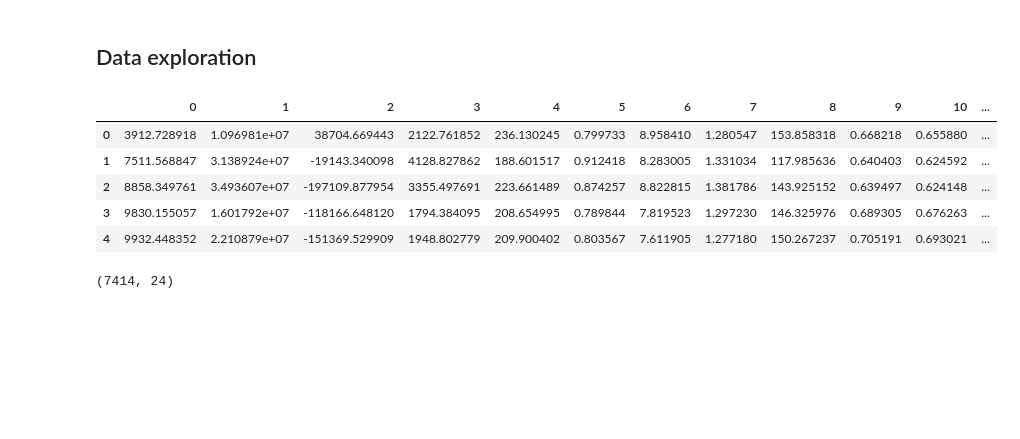
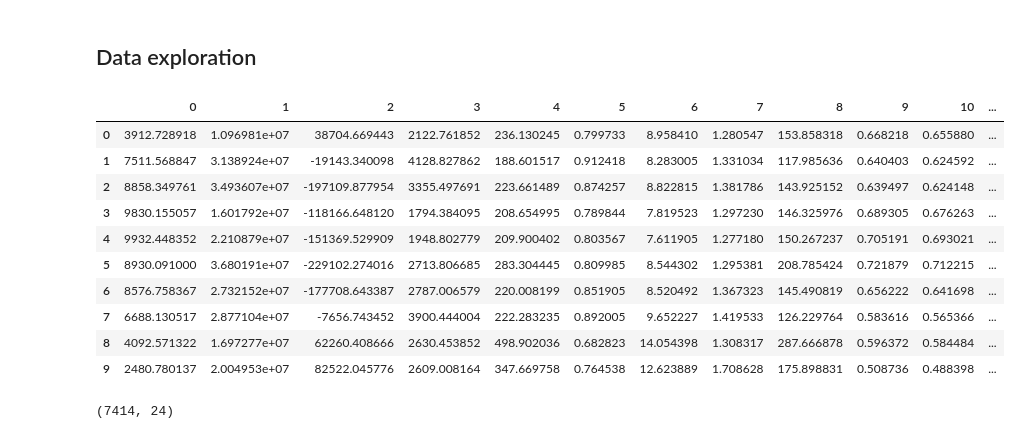
Before and after one commit to Bushika7/CT_segmentation_classification, a Jupyter notebook: Milestone3/Milestone3_part2_3.ipynb, the cells around one changed output. Cells and saved outputs as stored; diff of their text form; code cells hidden in the pictures; blank space fills up the shorter version.

```diff
--- a/Milestone3/Milestone3_part2_3.ipynb
+++ b/Milestone3/Milestone3_part2_3.ipynb
@@ -27,5 +28,6 @@ from sklearn.metrics import precision_score, recall_score, f1_score, accuracy_sc
 # %%
 pd.set_option('display.max_columns', None)
+pd.set_option('display.max_rows', None)
 # %% [markdown]
 ## Loading the data
 # %% [markdown]
@@ -41,14 +43,19 @@ data.files
 # %%
 df_features = pd.DataFrame(data['slice_features'])
 # %%
-df_features.head()
+df_features.head(10)
 # %% [output]
 |  | 0 | 1 | 2 | 3 | 4 | 5 | 6 | 7 | 8 | 9 | 10 | ... |
 | 0 | 3912.728918 | 1.096981e+07 | 38704.669443 | 2122.761852 | 236.130245 | 0.799733 | 8.958410 | 1.280547 | 153.858318 | 0.668218 | 0.655880 | ... |
 | 1 | 7511.568847 | 3.138924e+07 | -19143.340098 | 4128.827862 | 188.601517 | 0.912418 | 8.283005 | 1.331034 | 117.985636 | 0.640403 | 0.624592 | ... |
 | 2 | 8858.349761 | 3.493607e+07 | -197109.877954 | 3355.497691 | 223.661489 | 0.874257 | 8.822815 | 1.381786 | 143.925152 | 0.639497 | 0.624148 | ... |
 | 3 | 9830.155057 | 1.601792e+07 | -118166.648120 | 1794.384095 | 208.654995 | 0.789844 | 7.819523 | 1.297230 | 146.325976 | 0.689305 | 0.676263 | ... |
 | 4 | 9932.448352 | 2.210879e+07 | -151369.529909 | 1948.802779 | 209.900402 | 0.803567 | 7.611905 | 1.277180 | 150.267237 | 0.705191 | 0.693021 | ... |
+| 5 | 8930.091000 | 3.680191e+07 | -229102.274016 | 2713.806685 | 283.304445 | 0.809985 | 8.544302 | 1.295381 | 208.785424 | 0.721879 | 0.712215 | ... |
+| 6 | 8576.758367 | 2.732152e+07 | -177708.643387 | 2787.006579 | 220.008199 | 0.851905 | 8.520492 | 1.367323 | 145.490819 | 0.656222 | 0.641698 | ... |
+| 7 | 6688.130517 | 2.877104e+07 | -7656.743452 | 3900.444004 | 222.283235 | 0.892005 | 9.652227 | 1.419533 | 126.229764 | 0.583616 | 0.565366 | ... |
+| 8 | 4092.571322 | 1.697277e+07 | 62260.408666 | 2630.453852 | 498.902036 | 0.682823 | 14.054398 | 1.308317 | 287.666878 | 0.596372 | 0.584484 | ... |
+| 9 | 2480.780137 | 2.004953e+07 | 82522.045776 | 2609.008164 | 347.669758 | 0.764538 | 12.623889 | 1.708628 | 175.898831 | 0.508736 | 0.488398 | ... |
 # %%
 df_features.shape
 # %% [output]
```
Also changed, not shown: parts of 40 cells of this notebook, 3 other files.
